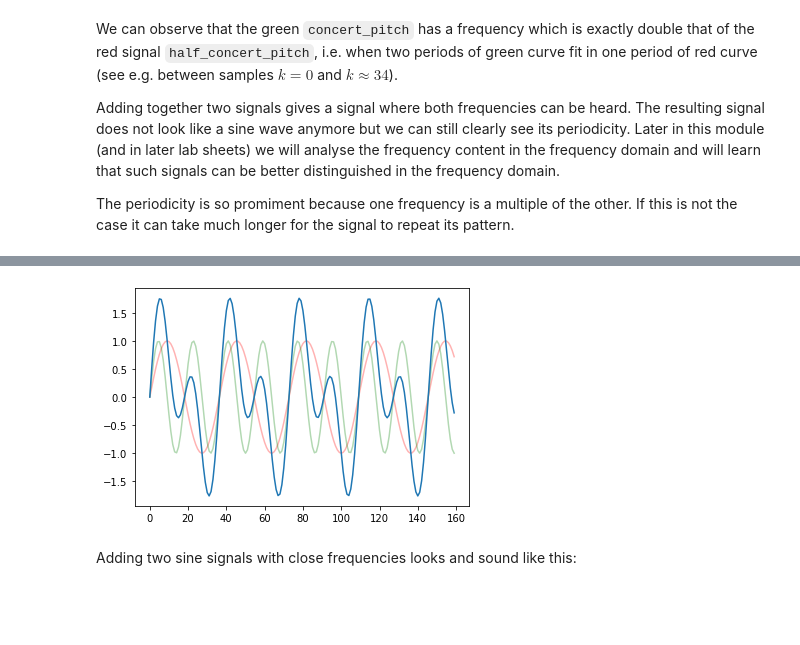
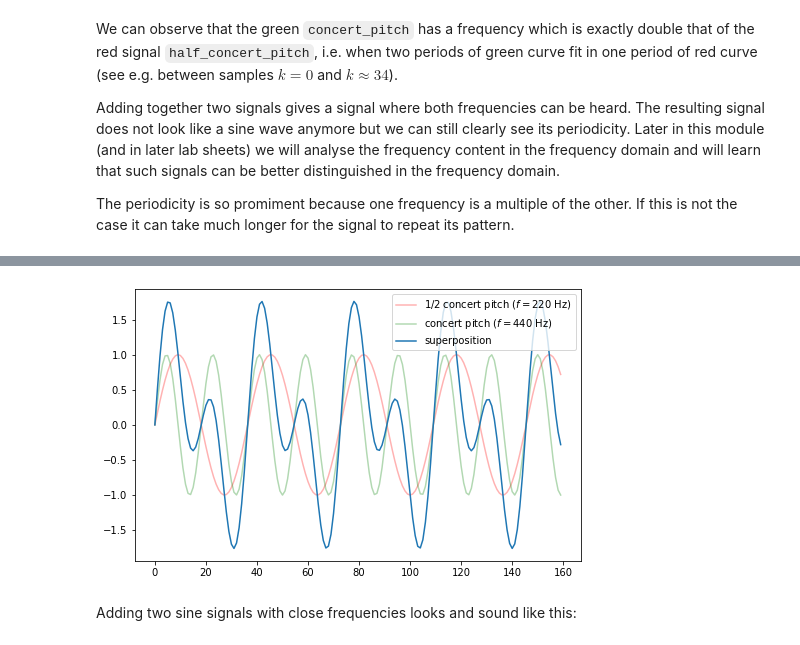
Before and after one commit to sap-shef/SpeechProcesssingLab, a Jupyter notebook: Lab-Sheet-Solutions/Lab-Sheet-2-Solution.ipynb, the cells around one changed output, grey strips where cells are left out. Cells and saved outputs as stored; diff of their text form; code cells hidden in the pictures; blank space fills up the shorter version.

```diff
--- a/Lab-Sheet-Solutions/Lab-Sheet-2-Solution.ipynb
+++ b/Lab-Sheet-Solutions/Lab-Sheet-2-Solution.ipynb
@@ -68,7 +68,7 @@ def get_sine_wave(frequency_Hz, length_s=1, fs_Hz=8000):
     Parameters
     ----------
     frequency_Hz : float
-        frequency $f$ of the sinus to be generated
+        frequency $f$ of the sine to be generated
     length_s : float, optional
         length of the sine signal to be generated, default: 1 sec.
     fs_Hz : float, optional
@@ -77,12 +77,12 @@ def get_sine_wave(frequency_Hz, length_s=1, fs_Hz=8000):
     Returns
     -------
     signal
-        generated sinus signal
+        generated sine signal
     """
     # create time vector $t$
     time_vector = np.linspace(0, length_s,
                               int(length_s * fs_Hz),
                               endpoint=False)
-    # return sinus of frequency $f$, i.e. variable frequency_hz
+    # return sine of frequency $f$, i.e. variable frequency_Hz
     return np.sin(2 * np.pi * frequency_Hz * time_vector)
 # %% [markdown]
@@ -133,13 +133,15 @@ The resulting signal does not look like a sine wave anymore but we can still cle
 The periodicity is so promiment because one frequency is a multiple of the other.
 If this is not the case it can take much longer for the signal to repeat its pattern.
 # %%
-plt.plot(half_concert_pitch[:160], "red", alpha=0.3)
-plt.plot(concert_pitch[:160], "green", alpha=0.3)
-plt.plot(half_concert_pitch[:160] + concert_pitch[:160])
+plt.figure(figsize=(8,5)) # create figure of size 8 x 5 inches
+plt.plot(half_concert_pitch[:160], "red", alpha=0.3, label='1/2 concert pitch ($f=220$ Hz)')
+plt.plot(concert_pitch[:160], "green", alpha=0.3, label='concert pitch ($f=440$ Hz)')
+plt.plot(half_concert_pitch[:160] + concert_pitch[:160], label='superposition')
+plt.legend(loc='upper right')
 ipd.Audio(half_concert_pitch + concert_pitch, rate=8000)
 # %% [output]
 [interactive output not drawn]
-[figure, old version]
+[figure, new version]
 # %% [markdown]
 Adding two sine signals with close frequencies looks and sound like this:
 # %%
```
Also changed, not shown: parts of 16 cells of this notebook.
